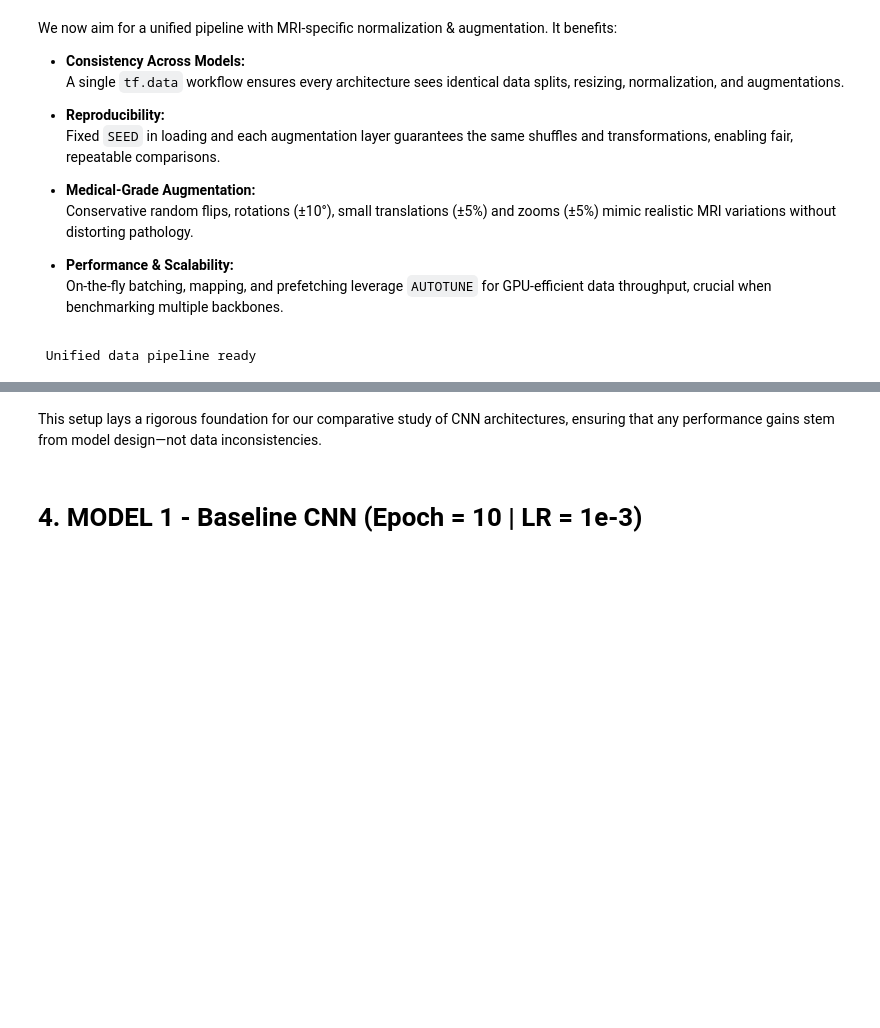
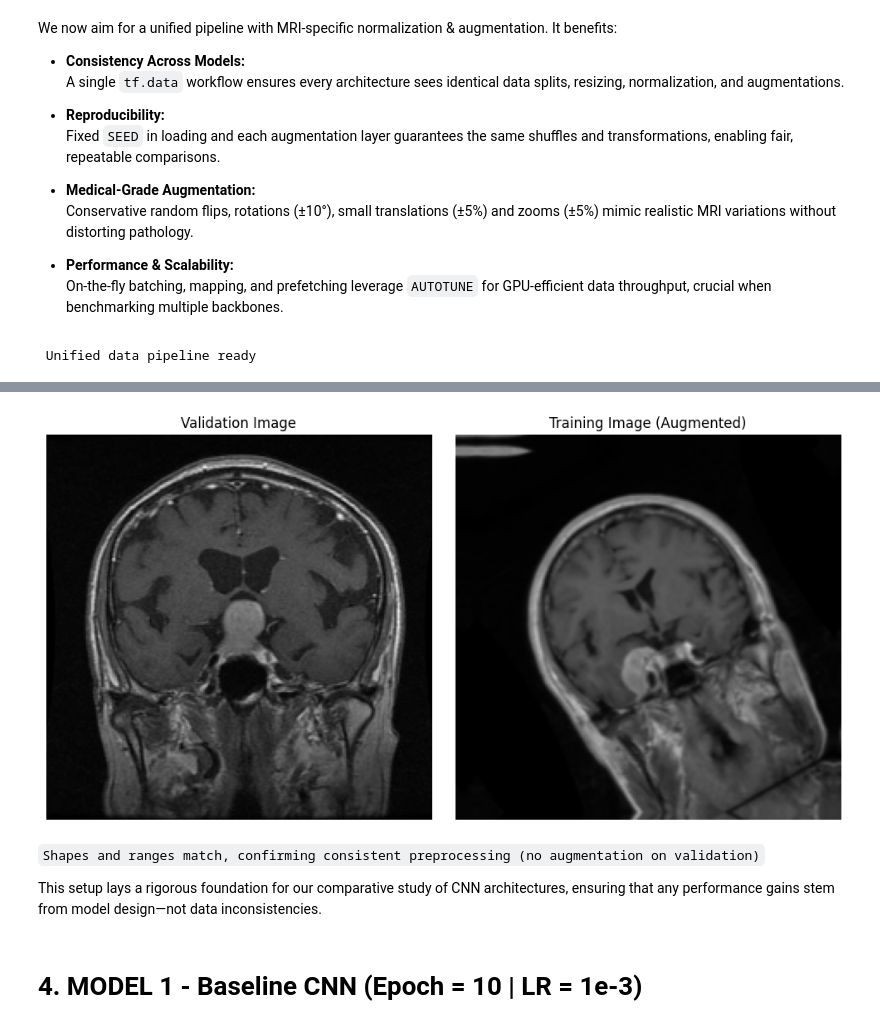
Before and after one commit to asm-bse/dl_applications, a Jupyter notebook: FINAL.ipynb, the cells around one changed output, grey strips where cells are left out. Drawn from its saved outputs; the diff is of its cells as text; code cells hidden in the pictures; blank space fills up the shorter version.

```diff
--- a/FINAL.ipynb
+++ b/FINAL.ipynb
@@ -370,0 +366,5 @@ print(" Unified data pipeline ready")
+# %%
+for img, _ in train_ds.take(1):
+    print("Train shape:", img.shape, "Min/Max:", img.numpy().min(), img.numpy().max())
+for img, _ in val_ds.take(1):
+    print("Val shape:", img.shape, "Min/Max:", img.numpy().min(), img.numpy().max())
@@ -370,0 +376,13 @@ print(" Unified data pipeline ready")
+# %%
+fig, (ax1, ax2) = plt.subplots(1, 2, figsize=(10, 5))
+for img, lbl in val_ds.take(1):
+    ax1.imshow(img[0].numpy())
+    ax1.set_title("Validation Image")
+    ax1.axis('off')
+for img, lbl in train_ds.take(1):
+    ax2.imshow(img[0].numpy())
+    ax2.set_title("Training Image (Augmented)")
+    ax2.axis('off')
+plt.tight_layout()
+plt.show()
+# %% [output]
@@ -371,4 +391,7 @@ print(" Unified data pipeline ready")
+[figure, added]
 # %% [markdown]
+`Shapes and ranges match, confirming consistent preprocessing (no augmentation on validation)`
+
 This setup lays a rigorous foundation for our comparative study of CNN architectures, ensuring that any performance gains stem from model design—not data inconsistencies.
 # %% [markdown]
 # 4. MODEL 1 - Baseline CNN (Epoch = 10 | LR = 1e-3)
```
Also changed, not shown: parts of 15 cells of this notebook, 1 other file.
